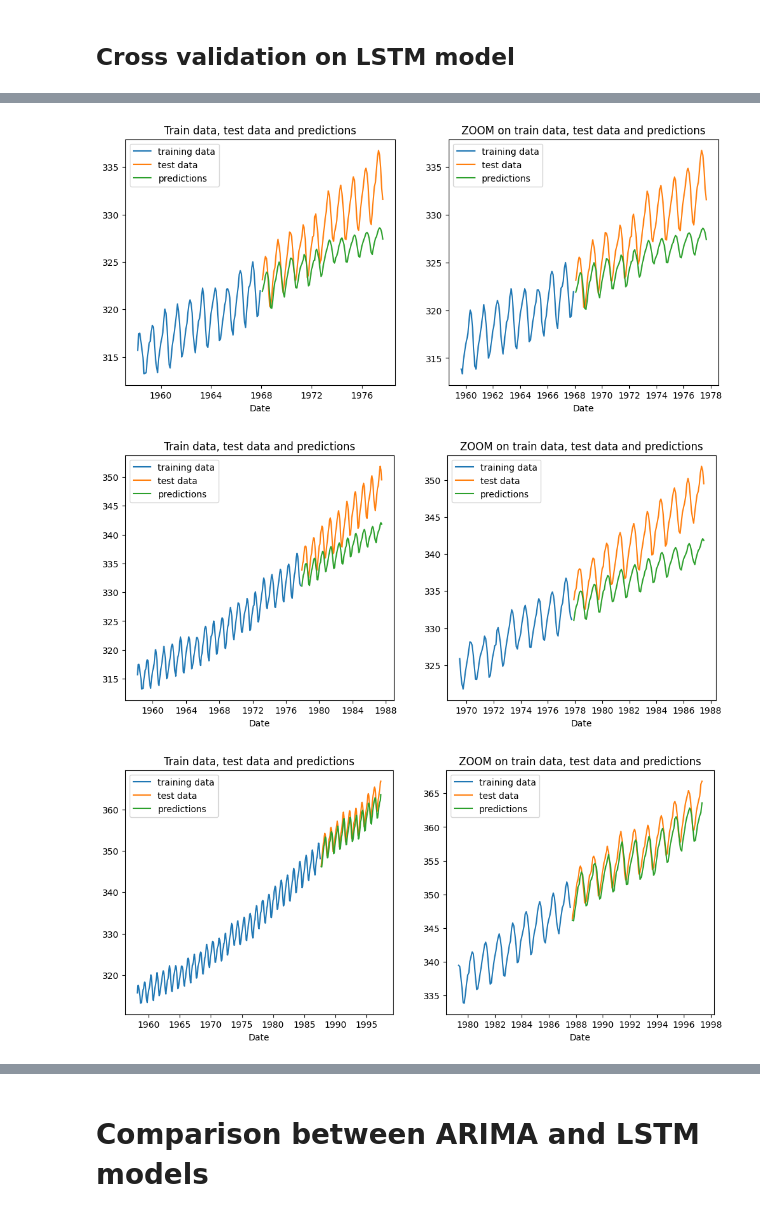
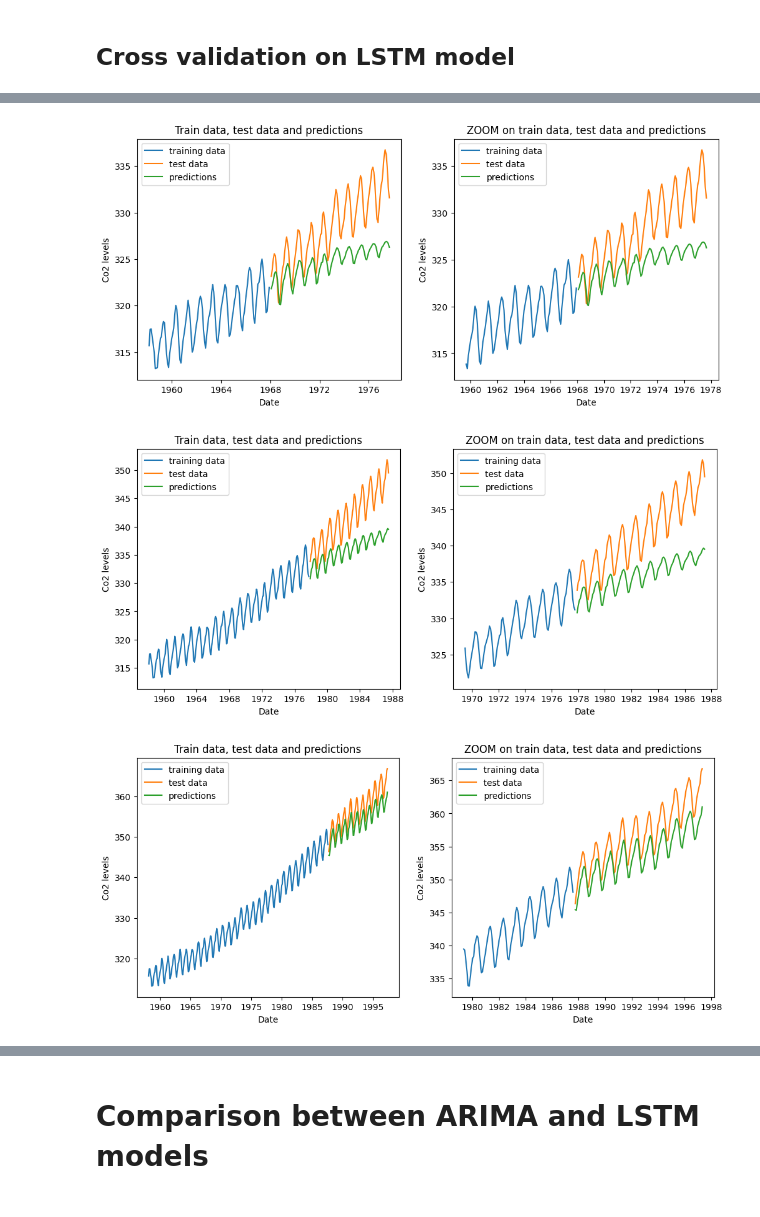
Before and after one commit to thcarole1/Carbon_Dioxide_Levels_in_Atmosphere, a Jupyter notebook: notebooks/Carbon dioxide levels prediction_Final.ipynb, the cells around one changed output, grey strips where cells are left out. Cells and saved outputs as stored; diff of their text form; code cells hidden in the pictures.

```diff
--- a/notebooks/Carbon dioxide levels prediction_Final.ipynb
+++ b/notebooks/Carbon dioxide levels prediction_Final.ipynb
@@ -917,6 +917,7 @@ def plot_final(train, train_label,
     axs[0].legend()
     axs[0].set_xlabel('Date')
     axs[0].set_title('Train data, test data and predictions')
+    axs[0].set_ylabel('Co2 levels')
 
     n_last =100
     axs[1].plot(train[-n_last:], label=train_label)
@@ -927,6 +928,7 @@ def plot_final(train, train_label,
     axs[1].legend()
     axs[1].set_xlabel('Date')
     axs[1].set_title('ZOOM on train data, test data and predictions')
+    axs[1].set_ylabel('Co2 levels')
 # %%
 def mean_absolute_percentage_error(y_true, y_pred):
     y_true, y_pred = np.array(y_true), np.array(y_pred)
@@ -1011,21 +1013,21 @@ def prepare_test_data(df, look_back=10, scaler=None):
     return np.array(X), np.array(y), dates
 # %% [markdown]
 ## Model creation
-# %%
-# Create LSTM model architecture
-def define_LSTM_model(sequence, feature):
-    '''
-    Defines the structure of the deep learning model, then defines compilation parameters.
-    Outputs LSTM model instance.
-    '''
-    # 1- RNN Architecture
-    model = Sequential()
-    model.add(layers.LSTM(units=500, activation='tanh',
-                          input_shape=(sequence,feature)))
-    model.add(layers.Dropout(rate=0.2))
-    model.add(layers.Dense(1, activation="linear"))
-
-    # 2- Compilation
-    model.compile(loss='mse', optimizer='adam',
-                  metrics =['mse', 'mae', RootMeanSquaredError(), MeanAbsolutePercentageError()])
-    return model
+# %%
+# Create LSTM model architecture
+def define_LSTM_model(sequence, feature):
+    '''
+    Defines the structure of the deep learning model, then defines compilation parameters.
+    Outputs LSTM model instance.
+    '''
+    # 1- RNN Architecture
+    model = Sequential()
+    model.add(layers.LSTM(units=250, activation='tanh',
+                          input_shape=(sequence,feature)))
+    model.add(layers.Dropout(rate=0.2))
+    model.add(layers.Dense(1, activation="linear"))
+
+    # 2- Compilation
+    model.compile(loss='mse', optimizer='adam',
+                  metrics =['mse', 'mae', RootMeanSquaredError(), MeanAbsolutePercentageError()])
+    return model
@@ -1047,6 +1067,7 @@ def plot_final_lstm(train, train_label,
     axs[0].legend()
     axs[0].set_title('Train data, test data and predictions')
     axs[0].set_xlabel('Date')
+    axs[0].set_ylabel('Co2 levels')
 
     n_last =100
     axs[1].plot(train[-n_last:], label=train_label)
@@ -1055,6 +1076,7 @@ def plot_final_lstm(train, train_label,
     axs[1].legend()
     axs[1].set_title('ZOOM on train data, test data and predictions')
     axs[1].set_xlabel('Date')
+    axs[1].set_ylabel('Co2 levels')
 # %% [markdown]
 ## Cross validation on LSTM model
 # %%
@@ -1093,7 +1115,7 @@ for train_index, test_index in tscv.split(co2_levels_cross_val):
     X_test_scaled, y_test_scaled, dates = prepare_test_data(test, window, scaler)
 
     # Fitting model parameter
-    es = EarlyStopping(patience = 40, restore_best_weights=True)
+    es = EarlyStopping(patience = 30, restore_best_weights=True)
 
     # Fitting model
     history = lstm_model.fit(x=X_train_scaled,
@@ -1152,3 +1174,3 @@ Wall time: 52.4 s
-[figure, old version]
+[figure, new version]
-[figure, old version]
+[figure, new version]
-[figure, old version]
+[figure, new version]
```
Also changed, not shown: parts of 16 cells of this notebook.
